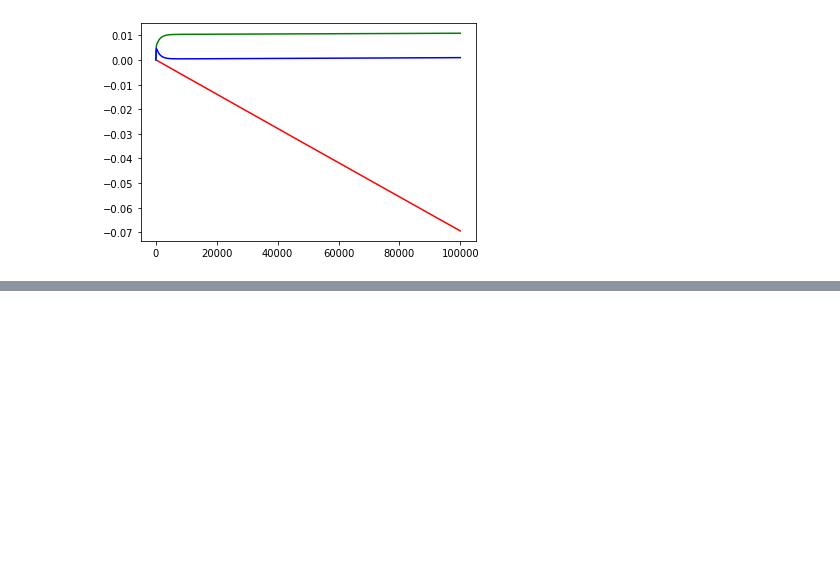
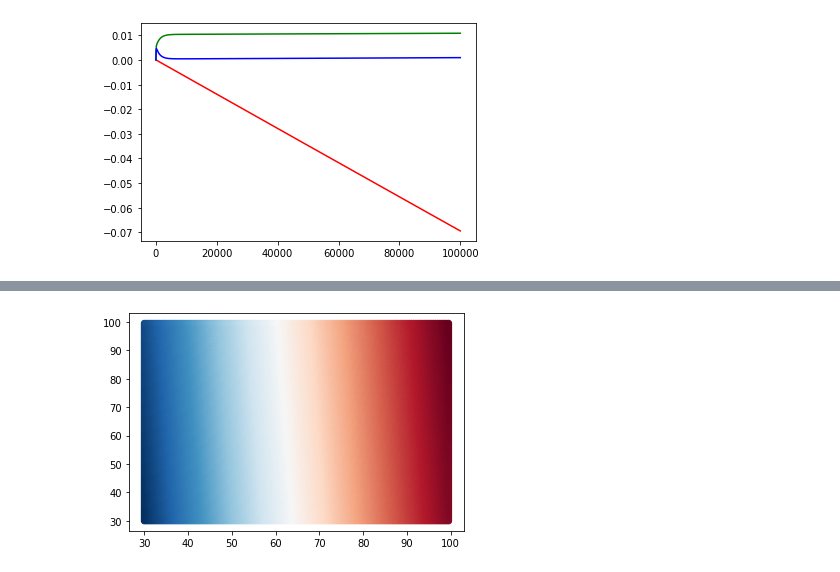
Before and after one commit to insu0929/machinelearning, a Jupyter notebook: Assignment05_20140313.ipynb, the cells around one changed output, grey strips where cells are left out. Cells and saved outputs as stored; diff of their text form; code cells hidden in the pictures; blank space fills up the shorter version.

```diff
--- a/Assignment05_20140313.ipynb
+++ b/Assignment05_20140313.ipynb
@@ -199,33 +198,40 @@ def preprocess(X, label, theta):
     #make x, y into matrix
     X = np.c_[np.ones((X.shape[0], 1)), X]
     label = label[:, np.newaxis]
 
     #make theta matrix
     theta = np.zeros((X.shape[1],1))
     return X, label, theta
 
 if __name__ == '__main__':
     data = np.genfromtxt("data.txt", delimiter=',')
 
     X = data[:, :-1]
     label = data[:,-1]
 
     X, label, theta = preprocess(X, label, theta)
 
     a = 0.00001
-    iters = 100000
+    iters = 10000
     m = X.shape[0]
 
     thetas = []
     js = []
 
     theta, j = gradientDescent(X, label, theta, m, a, iters)
 
     x_r = np.arange(30, 100, 0.5)
     y_r = np.arange(30, 100, 0.5)
 
     x_test, y_test = np.meshgrid(x_r, y_r)
-    h = np.zeros(shape = len(x_rr), len(y_r))
+    h = np.zeros(shape = (len(x_r), len(y_r)))
+
+    for i in range(len(x_r)):
+        for j in range(len(y_r)):
+            h[i][j] = sigmoid(theta[0] + theta[1]*x_test[i][j] + theta[2]*y_test[i][j])
 
 
-    for i in range(len(x_r))
+    plt.scatter(x_test,y_test, c = h, cmap= 'RdBu_r')
+    plt.show()
+# %% [output]
+[figure, added]
```
Also changed, not shown: parts of 1 cell of this notebook.
